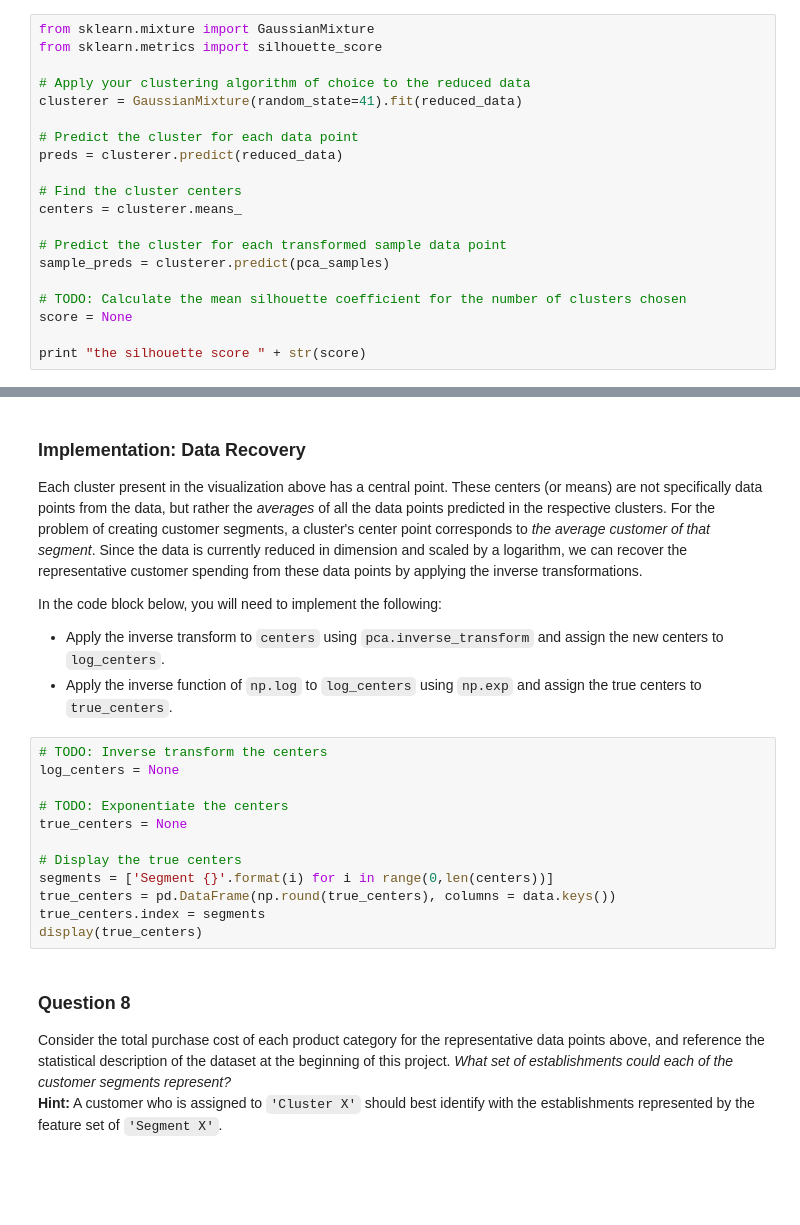
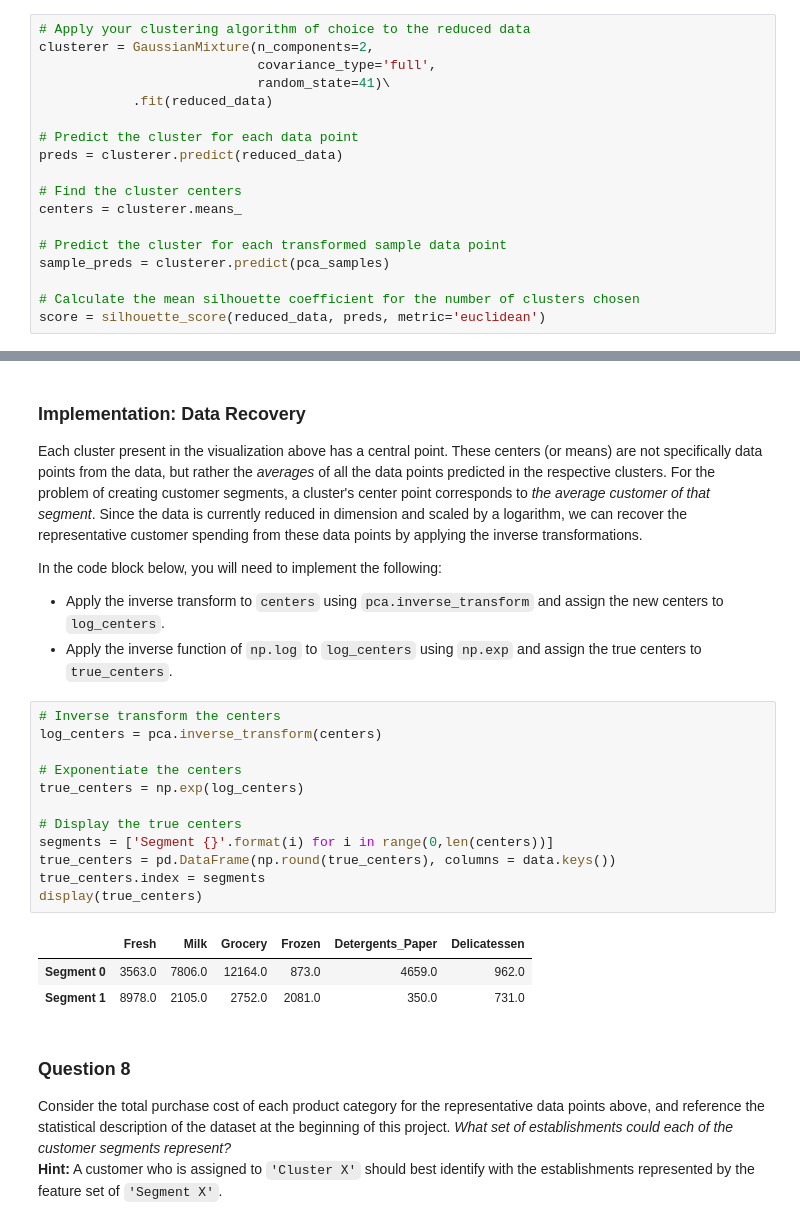
Before and after one commit to liam-august-h/machine-learning, a Jupyter notebook: projects/customer_segments/customer_segments.ipynb, the cells around one changed output, grey strips where cells are left out. Saved outputs shown, nothing was run; the diff lists cells and outputs as text; blank space fills up the shorter version.

```diff
--- a/projects/customer_segments/customer_segments.ipynb
+++ b/projects/customer_segments/customer_segments.ipynb
@@ -418,9 +447,9 @@ In the code block below, you will need to implement the following:
 # %%
-from sklearn.mixture import GaussianMixture
-from sklearn.metrics import silhouette_score
-
 # Apply your clustering algorithm of choice to the reduced data
-clusterer = GaussianMixture(random_state=41).fit(reduced_data)
+clusterer = GaussianMixture(n_components=2,
+                            covariance_type='full',
+                            random_state=41)\
+            .fit(reduced_data)
 
 # Predict the cluster for each data point
 preds = clusterer.predict(reduced_data)
@@ -431,7 +460,5 @@ centers = clusterer.means_
 # Predict the cluster for each transformed sample data point
 sample_preds = clusterer.predict(pca_samples)
 
-# TODO: Calculate the mean silhouette coefficient for the number of clusters chosen
-score = None
-
-print "the silhouette score " + str(score)
+# Calculate the mean silhouette coefficient for the number of clusters chosen
+score = silhouette_score(reduced_data, preds, metric='euclidean')
@@ -456,17 +484,21 @@ In the code block below, you will need to implement the following:
  - Apply the inverse transform to `centers` using `pca.inverse_transform` and assign the new centers to `log_centers`.
  - Apply the inverse function of `np.log` to `log_centers` using `np.exp` and assign the true centers to `true_centers`.
 # %%
-# TODO: Inverse transform the centers
-log_centers = None
+# Inverse transform the centers
+log_centers = pca.inverse_transform(centers)
 
-# TODO: Exponentiate the centers
-true_centers = None
+# Exponentiate the centers
+true_centers = np.exp(log_centers)
 
 # Display the true centers
 segments = ['Segment {}'.format(i) for i in range(0,len(centers))]
 true_centers = pd.DataFrame(np.round(true_centers), columns = data.keys())
 true_centers.index = segments
 display(true_centers)
+# %% [output]
+|  | Fresh | Milk | Grocery | Frozen | Detergents_Paper | Delicatessen |
+| Segment 0 | 3563.0 | 7806.0 | 12164.0 | 873.0 | 4659.0 | 962.0 |
+| Segment 1 | 8978.0 | 2105.0 | 2752.0 | 2081.0 | 350.0 | 731.0 |
 # %% [markdown]
 ### Question 8
 Consider the total purchase cost of each product category for the representative data points above, and reference the statistical description of the dataset at the beginning of this project. *What set of establishments could each of the customer segments represent?*
```
Also changed, not shown: parts of 7 cells of this notebook.
